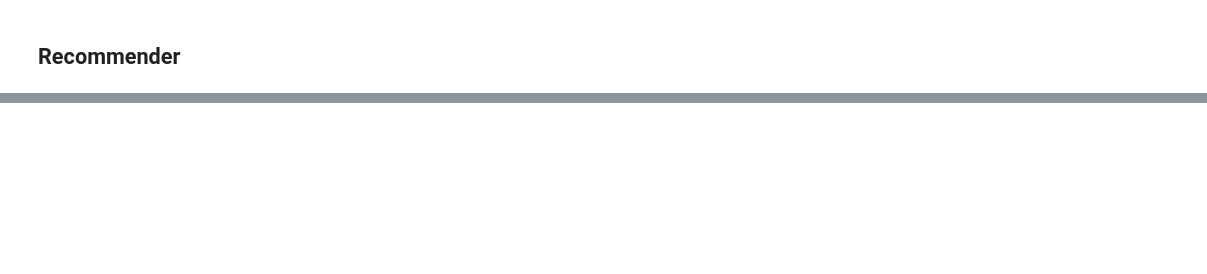
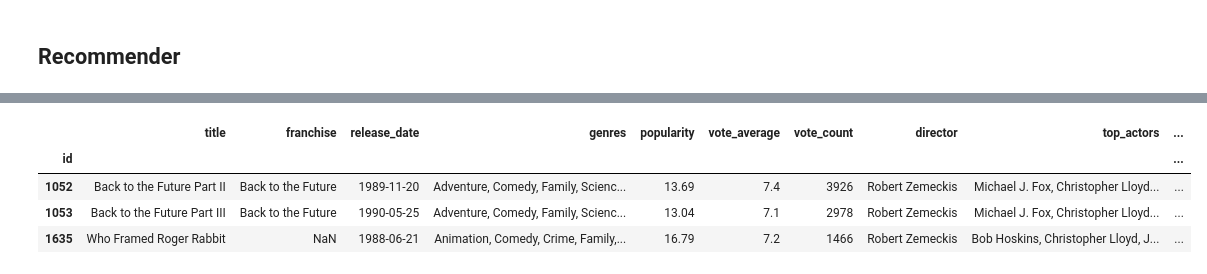
Before and after one commit to SanAntonik/MRS, a Jupyter notebook: DA_skill_showcase/MRS.ipynb, the cells around one changed output, grey strips where cells are left out. Saved outputs shown, nothing was run; the diff lists cells and outputs as text; code cells hidden in the pictures; blank space fills up the shorter version.

Commit message:
Complete recommender function

```diff
--- a/DA_skill_showcase/MRS.ipynb
+++ b/DA_skill_showcase/MRS.ipynb
@@ -758,7 +758,7 @@ def preprocess(text):
     # Join all the processed sentences into a single text string
     return " ".join(output)
 
-def calculate_cosine_sim(df):
+def calculate_cosine_sim(df=df):
     """
     Summary:
         Calculate the cosine similarity matrix for a DataFrame containing movie features.
@@ -781,4 +781,4 @@ def calculate_cosine_sim(df):
     cosine_sim = cosine_similarity(cv_matrix, cv_matrix)
     return cosine_sim
 
-cosine_sim = calculate_cosine_sim(df)
+cosine_sim = calculate_cosine_sim()
@@ -822,7 +786,0 @@ find_movie("stare was ")
-# %%
-idx = 153-1 # I prepared my data for SQL database with index starting from 1 while in pandas dataframes index starts from 0. Thus, subtract 1
-n_recommendations = 7
-sim_scores = list(enumerate(cosine_sim[idx]))
-sim_scores = sorted(sim_scores, key=lambda x: x[1], reverse=True)
-sim_scores = sim_scores[1:(n_recommendations+1)]
-similar_movies = [i[0] for i in sim_scores]
@@ -905,0 +787,56 @@ Because you watched The Lord of the Rings: The Fellowship of the Ring:
+# %%
+def recommender(input_title, numb_of_recommendations=3):
+    """
+    Summary:
+        Recommends similar movies based on the input movie title.
+    Parameters:
+        input_title (str): The title of the input movie. Some degree of spelling mistakes is allowed.
+        numb_of_recommendations (int): Number of recommended movies to return. Default is 3.
+    Returns:
+        DataFrame: A DataFrame containing information of the recommended movies.
+    """
+    movie = find_movie(input_title)
+    title = movie["title"].values[0]
+    release_year = movie["release_date"].str[:4].values[0]
+    title_year = f"{title} ({release_year})"
+    print(f"For the input '{input_title}', the closest match is {title_year}.")
+    print(
+        f"""
+{title_year} has the following characteristics used in the recommender system:
+    franchise: {movie["franchise"].values[0]}.
+    director: {movie["director"].values[0]}.
+    top actors: {movie["top_actors"].values[0]}.
+    genres: {movie["genres"].values[0]}.
+    keywords: {movie["keywords"].values[0]}.
+          """
+    )
+    print(f"Starting the search for similar movies to {title_year}...")
+    # Data for SQL database was prepared with index starting from 1
+    # while in pandas dataframes index starts from 0. Thus, subtract 1
+    id = movie.index[0] - 1
+    # Get the similarity scores of all movies with the movie above
+    sim_scores = list(enumerate(cosine_sim[id]))
+    # Sort the similarity scores in descending order
+    sim_scores = sorted(sim_scores, key=lambda x: x[1], reverse=True)
+    # Select the top 'numb_of_recommendations' similar movies (excluding the input movie itself)
+    sim_scores = sim_scores[1 : (numb_of_recommendations + 1)]
+    # Extract the indices of the top similar movies
+    similar_movies = [i[0] for i in sim_scores]
+    print(f"Because you watched {title_year}, you might also like:")
+    return df[
+        [
+            "title",
+            "franchise",
+            "release_date",
+            "genres",
+            "popularity",
+            "vote_average",
+            "vote_count",
+            "director",
+            "top_actors",
+            "keywords",
+        ]
+    ].iloc[similar_movies]
+
+recommender("back to future")
+# %% [output]
@@ -905,0 +854,5 @@ Because you watched The Lord of the Rings: The Fellowship of the Ring:
+|  | title | franchise | release_date | genres | popularity | vote_average | vote_count | director | top_actors | ... |
+| id |  |  |  |  |  |  |  |  |  | ... |
+| 1052 | Back to the Future Part II | Back to the Future | 1989-11-20 | Adventure, Comedy, Family, Scienc... | 13.69 | 7.4 | 3926 | Robert Zemeckis | Michael J. Fox, Christopher Lloyd... | ... |
+| 1053 | Back to the Future Part III | Back to the Future | 1990-05-25 | Adventure, Comedy, Family, Scienc... | 13.04 | 7.1 | 2978 | Robert Zemeckis | Michael J. Fox, Christopher Lloyd... | ... |
+| 1635 | Who Framed Roger Rabbit | NaN | 1988-06-21 | Animation, Comedy, Crime, Family,... | 16.79 | 7.2 | 1466 | Robert Zemeckis | Bob Hoskins, Christopher Lloyd, J... | ... |
```
Also changed, not shown: parts of 9 cells of this notebook.
